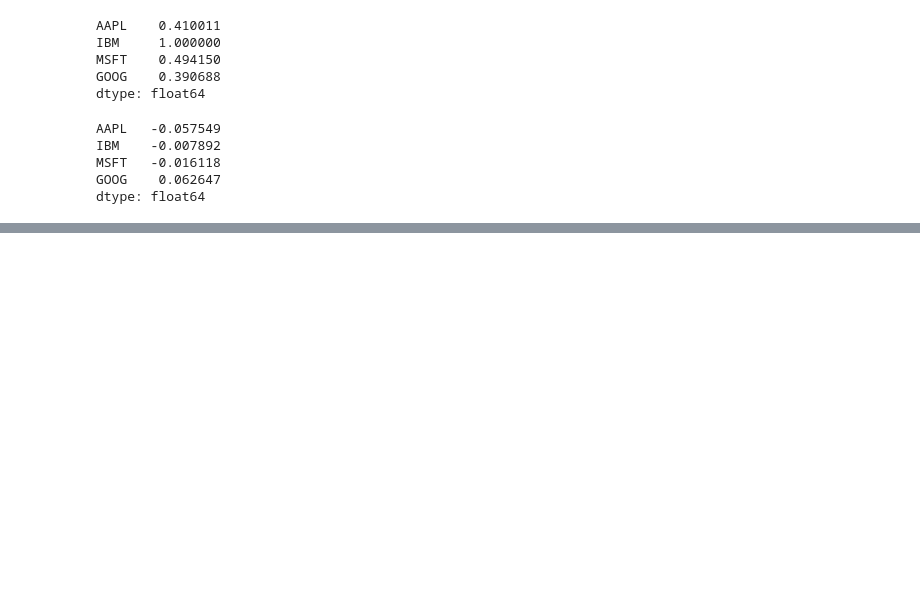
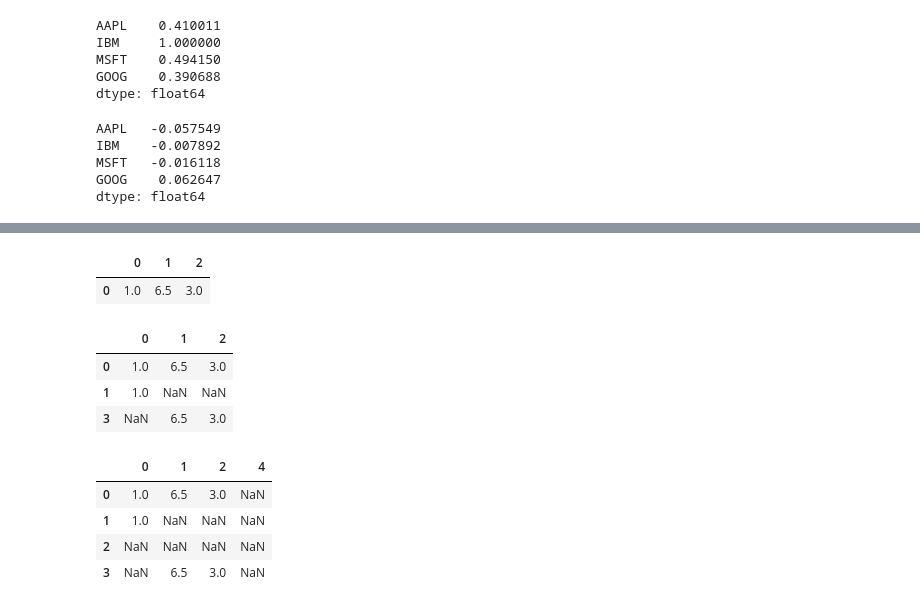
Before and after one commit to shuangsong/python_data_analysis, a Jupyter notebook: note_2.ipynb, the cells around one changed output, grey strips where cells are left out. Saved outputs shown, nothing was run; the diff lists cells and outputs as text; code cells hidden in the pictures; blank space fills up the shorter version.

```diff
--- a/note_2.ipynb
+++ b/note_2.ipynb
@@ -369,0 +441,4 @@ NameError: name 'uniques' is not defined
+# %%
+data = DataFrame([[1.,6.5,3.],[1.,NA,NA],
+                [NA,NA,NA],[NA,6.5,3.]])
+data
@@ -369,0 +451,22 @@ NameError: name 'uniques' is not defined
+# %%
+cleaned = data.dropna()
+cleaned #drop the rows that contains NA
+# %% [output]
+|  | 0 | 1 | 2 |
+| 0 | 1.0 | 6.5 | 3.0 |
+# %%
+data.dropna(how='all') #will drop rows that contains all NA
+# %% [output]
+|  | 0 | 1 | 2 |
+| 0 | 1.0 | 6.5 | 3.0 |
+| 1 | 1.0 | NaN | NaN |
+| 3 | NaN | 6.5 | 3.0 |
+# %%
+data[4]=NA
+data
+# %% [output]
+|  | 0 | 1 | 2 | 4 |
+| 0 | 1.0 | 6.5 | 3.0 | NaN |
+| 1 | 1.0 | NaN | NaN | NaN |
+| 2 | NaN | NaN | NaN | NaN |
+| 3 | NaN | 6.5 | 3.0 | NaN |
```
Also changed, not shown: parts of 11 cells of this notebook.
